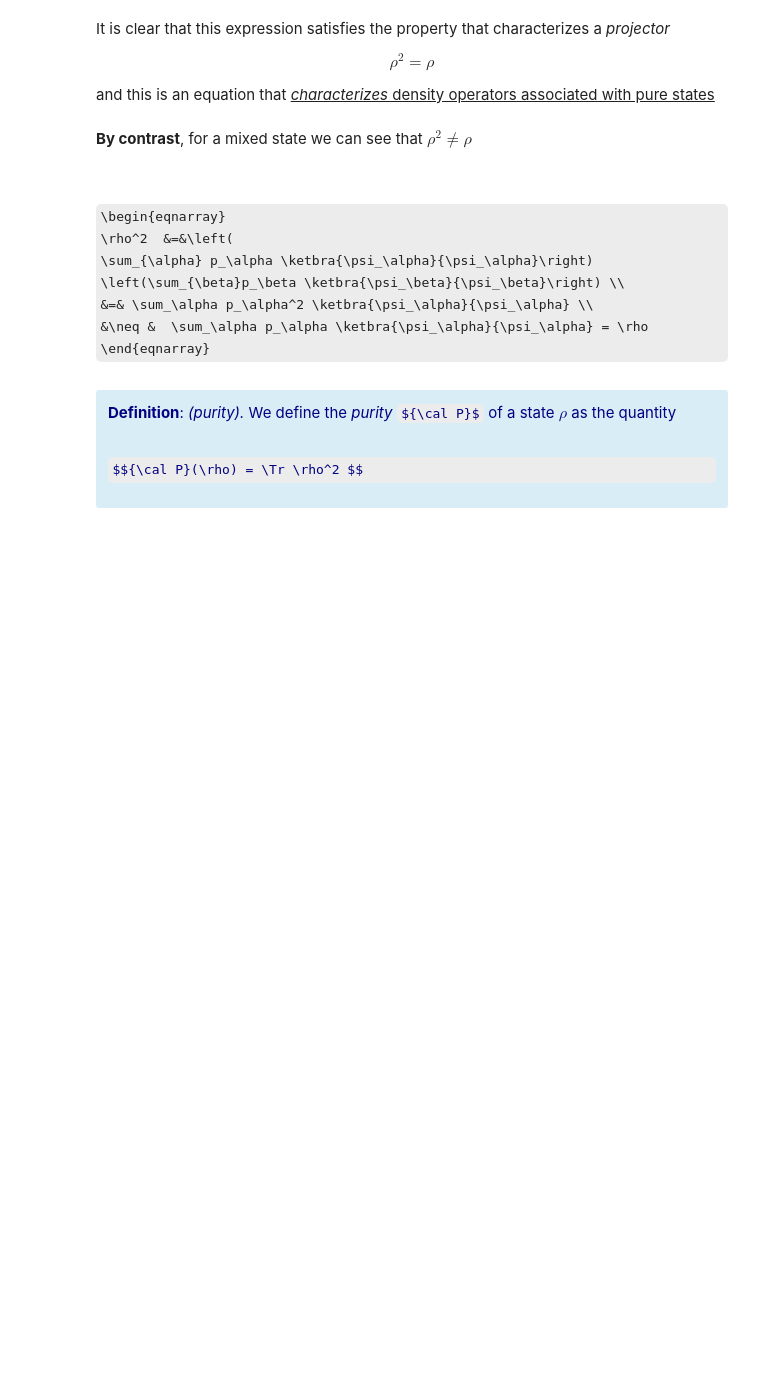
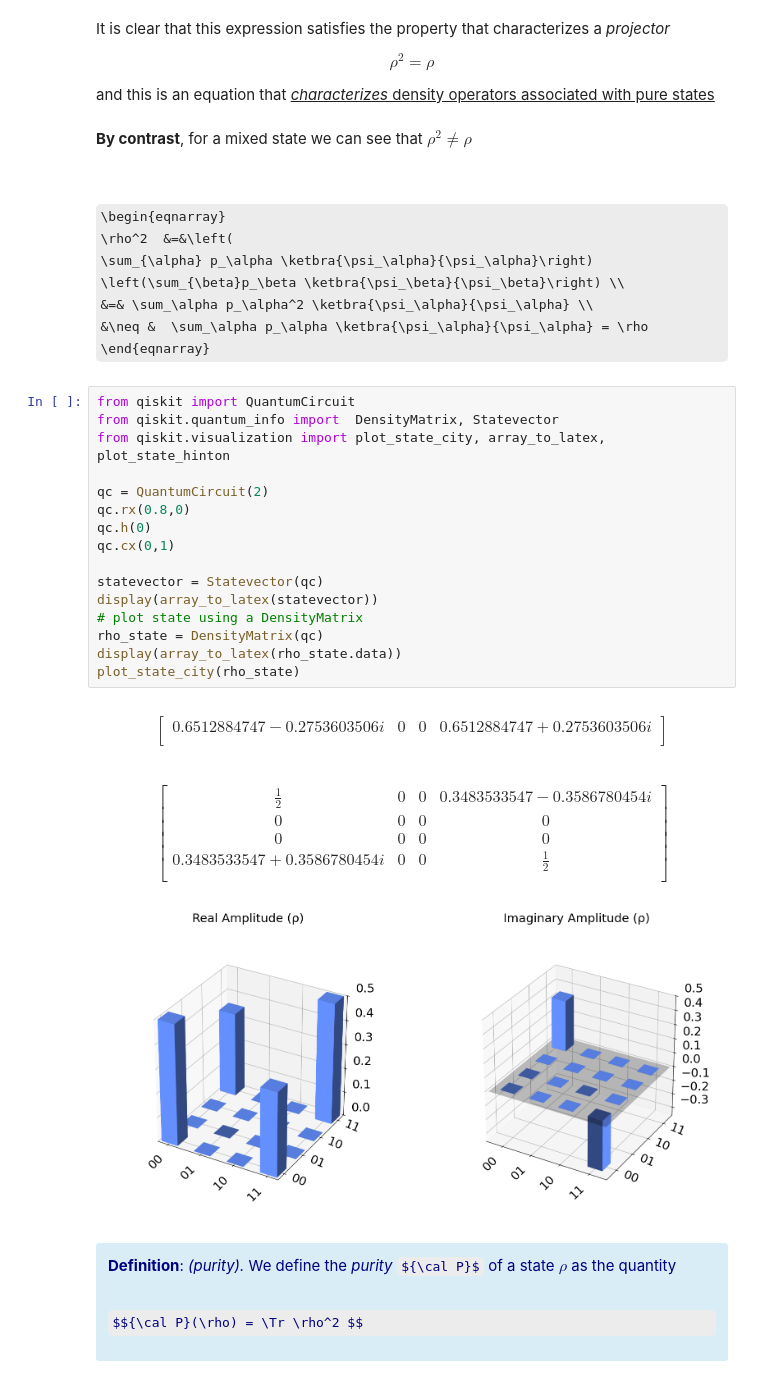
Before and after one commit to jamasole/FICC_notebook, a Jupyter notebook: 05_QM_Advanced/051_Operador_Densidad_en.ipynb, the cells around one changed output. Drawn from its saved outputs; the diff is of its cells as text; some formulas as TeX source; blank space fills up the shorter version.

```diff
--- a/05_QM_Advanced/051_Operador_Densidad_en.ipynb
+++ b/05_QM_Advanced/051_Operador_Densidad_en.ipynb
@@ -477,6 +445,37 @@ and this is an equation that <u>*characterizes* density operators associated wit
 &=& \sum_\alpha p_\alpha^2 \ketbra{\psi_\alpha}{\psi_\alpha} \\
 &\neq &  \sum_\alpha p_\alpha \ketbra{\psi_\alpha}{\psi_\alpha} = \rho
 \end{eqnarray}
+# %%
+from qiskit import QuantumCircuit
+from qiskit.quantum_info import  DensityMatrix, Statevector
+from qiskit.visualization import plot_state_city, array_to_latex, plot_state_hinton
+
+qc = QuantumCircuit(2)
+qc.rx(0.8,0)
+qc.h(0)
+qc.cx(0,1)
+
+statevector = Statevector(qc)
+display(array_to_latex(statevector))
+# plot state using a DensityMatrix
+rho_state = DensityMatrix(qc)
+display(array_to_latex(rho_state.data))
+plot_state_city(rho_state)
+# %% [output]
+$$
+\begin{bmatrix}
+0.6512884747 - 0.2753603506 i & 0 & 0 & 0.6512884747 + 0.2753603506 i  \\
+ \end{bmatrix}
+$$
+$$
+\begin{bmatrix}
+\frac{1}{2} & 0 & 0 & 0.3483533547 - 0.3586780454 i  \\
+ 0 & 0 & 0 & 0  \\
+ 0 & 0 & 0 & 0  \\
+ 0.3483533547 + 0.3586780454 i & 0 & 0 & \frac{1}{2}  \\
+ \end{bmatrix}
+$$
+[figure, new version]
 # %% [markdown]
 <div class="alert alert-block alert-info",text-align:center>
 <p style="text-align: left ;color: navy;">
```
Also changed, not shown: parts of 40 cells of this notebook, 3 other files.
